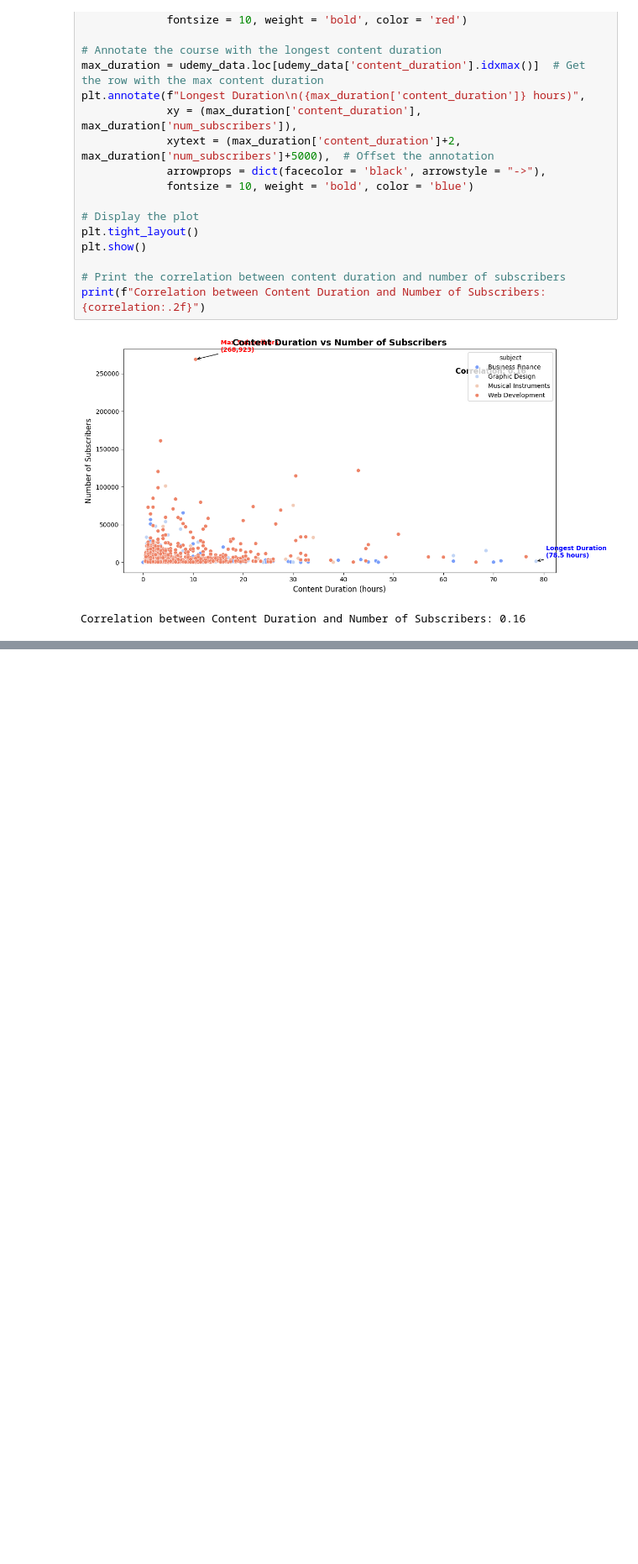
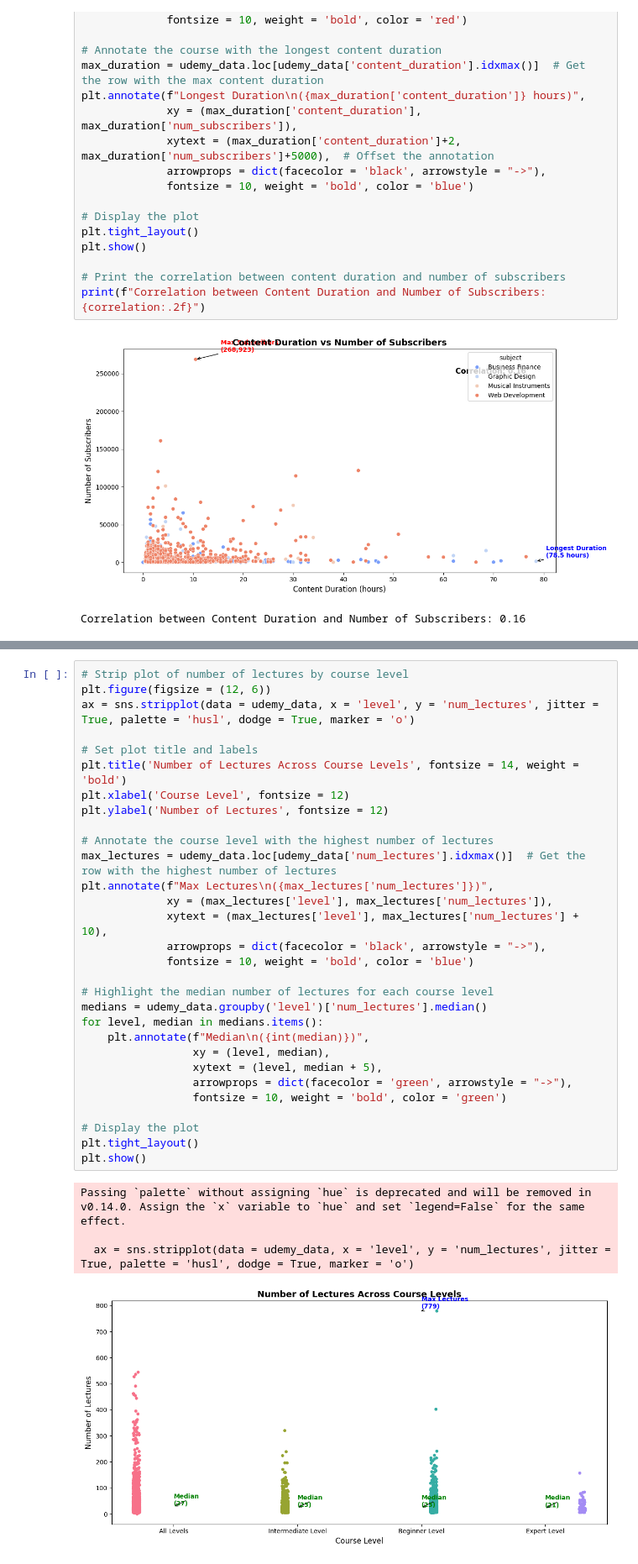
Before and after one commit to BamBamOguns/udemy_courses, a Jupyter notebook: main.ipynb, the cells around one changed output, grey strips where cells are left out. Shown at 84% size. Cells and saved outputs as stored; diff of their text form; blank space fills up the shorter version.

```diff
--- a/main.ipynb
+++ b/main.ipynb
@@ -605,0 +644,35 @@ Correlation between Content Duration and Number of Subscribers: 0.16
+# %%
+# Strip plot of number of lectures by course level
+plt.figure(figsize = (12, 6))
+ax = sns.stripplot(data = udemy_data, x = 'level', y = 'num_lectures', jitter = True, palette = 'husl', dodge = True, marker = 'o')
+
+# Set plot title and labels
+plt.title('Number of Lectures Across Course Levels', fontsize = 14, weight = 'bold')
+plt.xlabel('Course Level', fontsize = 12)
+plt.ylabel('Number of Lectures', fontsize = 12)
+
+# Annotate the course level with the highest number of lectures
+max_lectures = udemy_data.loc[udemy_data['num_lectures'].idxmax()]  # Get the row with the highest number of lectures
+plt.annotate(f"Max Lectures\n({max_lectures['num_lectures']})",
+             xy = (max_lectures['level'], max_lectures['num_lectures']),
+             xytext = (max_lectures['level'], max_lectures['num_lectures'] + 10),
+             arrowprops = dict(facecolor = 'black', arrowstyle = "->"),
+             fontsize = 10, weight = 'bold', color = 'blue')
+
+# Highlight the median number of lectures for each course level
+medians = udemy_data.groupby('level')['num_lectures'].median()
+for level, median in medians.items():
+    plt.annotate(f"Median\n({int(median)})",
+                 xy = (level, median),
+                 xytext = (level, median + 5),
+                 arrowprops = dict(facecolor = 'green', arrowstyle = "->"),
+                 fontsize = 10, weight = 'bold', color = 'green')
+
+# Display the plot
+plt.tight_layout()
+plt.show()
+# %% [output]
+Passing `palette` without assigning `hue` is deprecated and will be removed in v0.14.0. Assign the `x` variable to `hue` and set `legend=False` for the same effect.
+
+  ax = sns.stripplot(data = udemy_data, x = 'level', y = 'num_lectures', jitter = True, palette = 'husl', dodge = True, marker = 'o')
+[figure, added]
```
Also changed, not shown: parts of 16 cells of this notebook.
